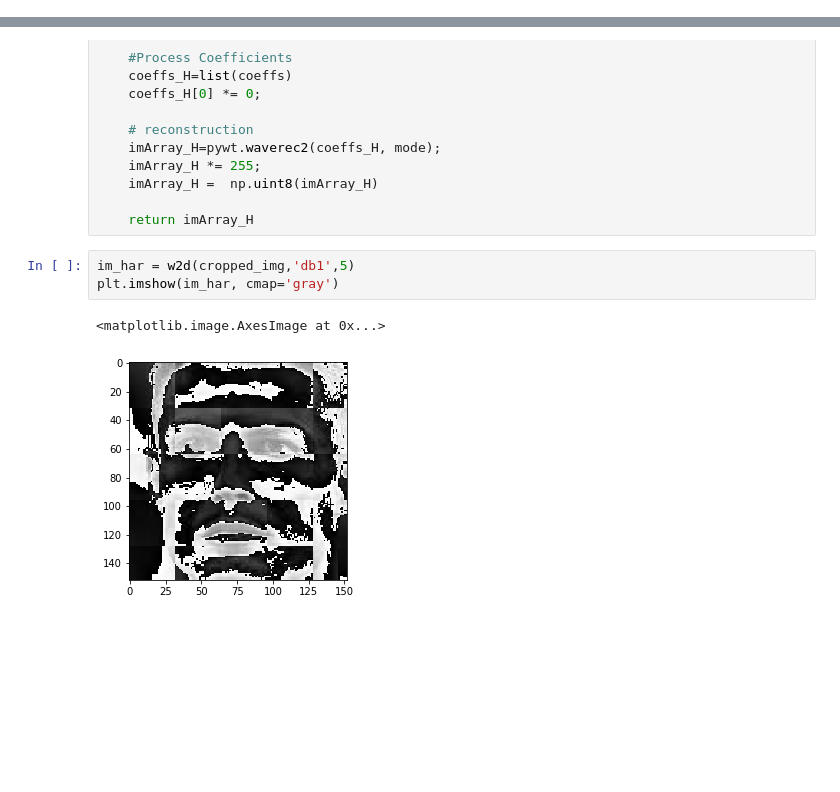
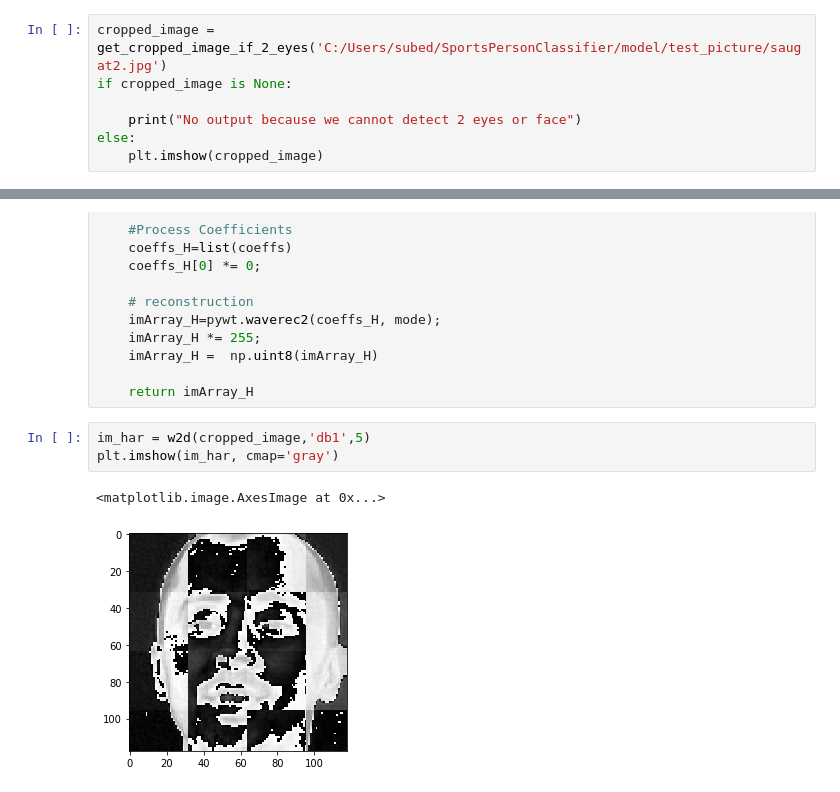
Before and after one commit to subedisau/Basic-code, a Jupyter notebook: face_identification.ipynb, the cells around one changed output, grey strips where cells are left out. Drawn from its saved outputs; the diff is of its cells as text; blank space fills up the shorter version.

```diff
--- a/face_identification.ipynb
+++ b/face_identification.ipynb
@@ -110,0 +180,7 @@ No output because we cannot detect 2 eyes or face
+# %%
+cropped_image = get_cropped_image_if_2_eyes('C:/Users/subed/SportsPersonClassifier/model/test_picture/saugat2.jpg')
+if cropped_image is None:
+
+    print("No output because we cannot detect 2 eyes or face")
+else:
+    plt.imshow(cropped_image)
@@ -214,8 +285,8 @@ def w2d(img, mode='haar', level=1):
 
     return imArray_H
 # %%
-im_har = w2d(cropped_img,'db1',5)
+im_har = w2d(cropped_image,'db1',5)
 plt.imshow(im_har, cmap='gray')
 # %% [output]
 <matplotlib.image.AxesImage at 0x...>
-[figure, old version]
+[figure, new version]
```
Also changed, not shown: parts of 18 cells of this notebook.
